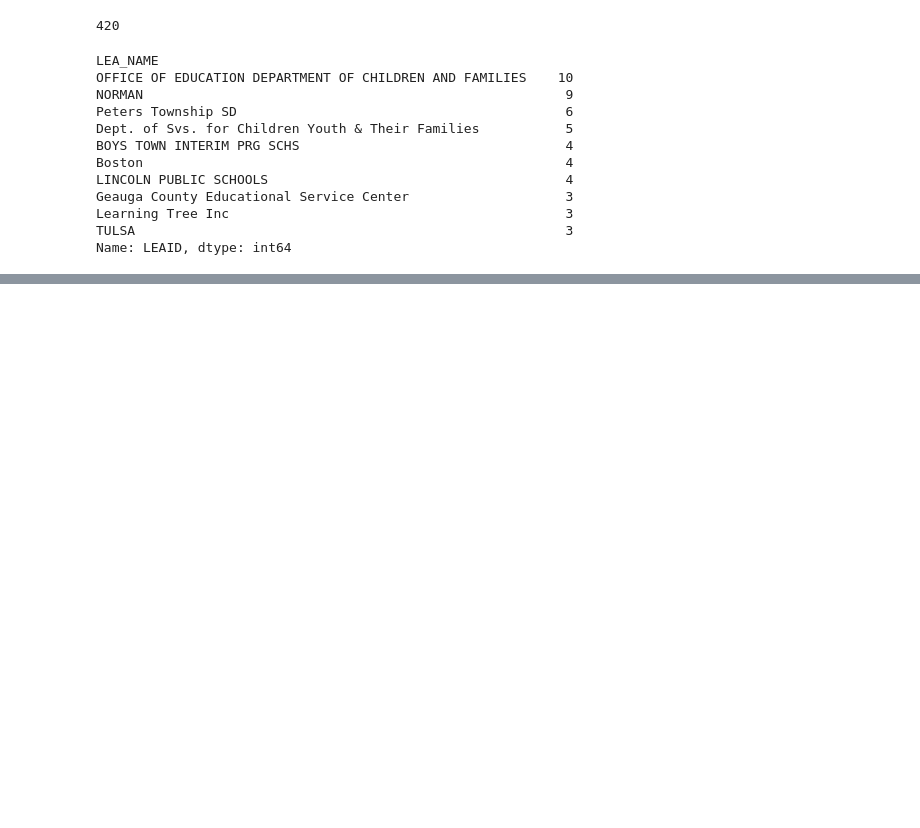
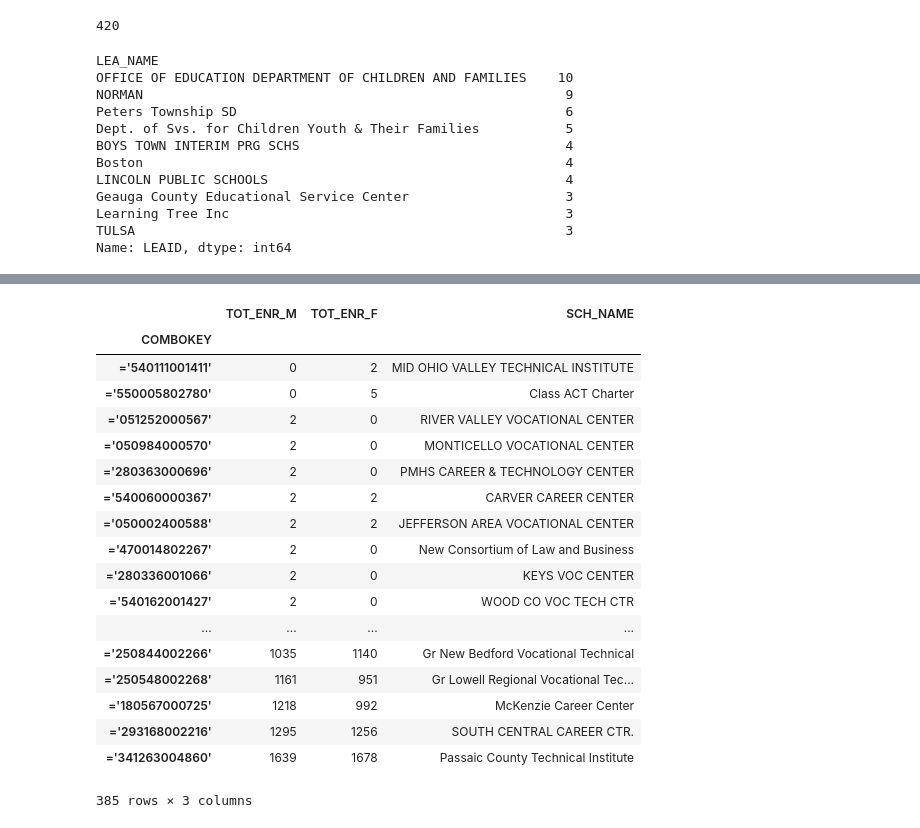
Before and after one commit to oconnoag/nacep_dual_enrollment_analysis, a Jupyter notebook: jupyter_notebooks/00_initial_filtration-test_with_nces_enrollments.ipynb, the cells around one changed output, grey strips where cells are left out. Cells and saved outputs as stored; diff of their text form; code cells hidden in the pictures; blank space fills up the shorter version.

```diff
--- a/jupyter_notebooks/00_initial_filtration-test_with_nces_enrollments.ipynb
+++ b/jupyter_notebooks/00_initial_filtration-test_with_nces_enrollments.ipynb
@@ -1101,0 +1112,22 @@ Name: LEAID, dtype: int64
+# %%
+crdc_nces_1516[crdc_nces_1516.SCH_TYPE == 3][['TOT_ENR_M', 'TOT_ENR_F', 'SCH_NAME']].sort_values('TOT_ENR_M')
+# %% [output]
+|  | TOT_ENR_M | TOT_ENR_F | SCH_NAME |
+| COMBOKEY |  |  |  |
+| ='540111001411' | 0 | 2 | MID OHIO VALLEY TECHNICAL INSTITUTE |
+| ='550005802780' | 0 | 5 | Class ACT Charter |
+| ='051252000567' | 2 | 0 | RIVER VALLEY VOCATIONAL CENTER |
+| ='050984000570' | 2 | 0 | MONTICELLO VOCATIONAL CENTER |
+| ='280363000696' | 2 | 0 | PMHS CAREER & TECHNOLOGY CENTER |
+| ='540060000367' | 2 | 2 | CARVER CAREER CENTER |
+| ='050002400588' | 2 | 2 | JEFFERSON AREA VOCATIONAL CENTER |
+| ='470014802267' | 2 | 0 | New Consortium of Law and Business |
+| ='280336001066' | 2 | 0 | KEYS VOC CENTER |
+| ='540162001427' | 2 | 0 | WOOD CO VOC TECH CTR |
+| ... | ... | ... | ... |
+| ='250844002266' | 1035 | 1140 | Gr New Bedford Vocational Technical |
+| ='250548002268' | 1161 | 951 | Gr Lowell Regional Vocational Tec... |
+| ='180567000725' | 1218 | 992 | McKenzie Career Center |
+| ='293168002216' | 1295 | 1256 | SOUTH CENTRAL CAREER CTR. |
+| ='341263004860' | 1639 | 1678 | Passaic County Technical Institute |
+385 rows × 3 columns
```
Also changed, not shown: parts of 5 cells of this notebook, 2 other files.
